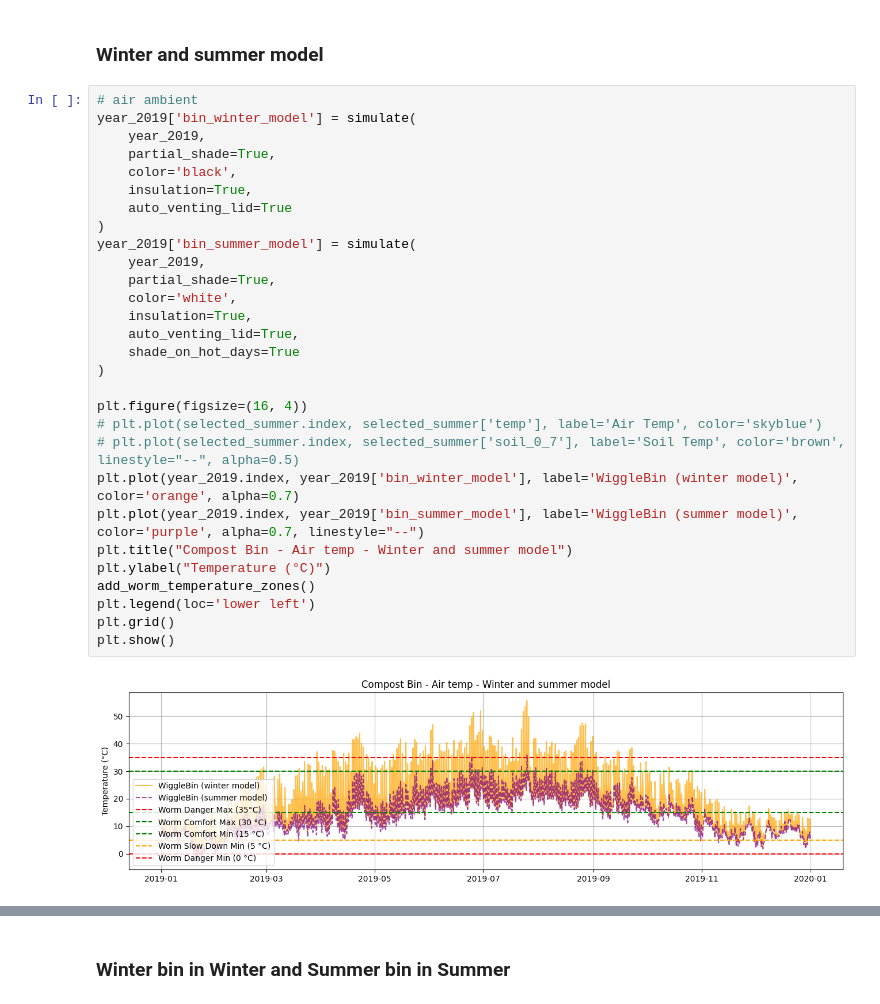
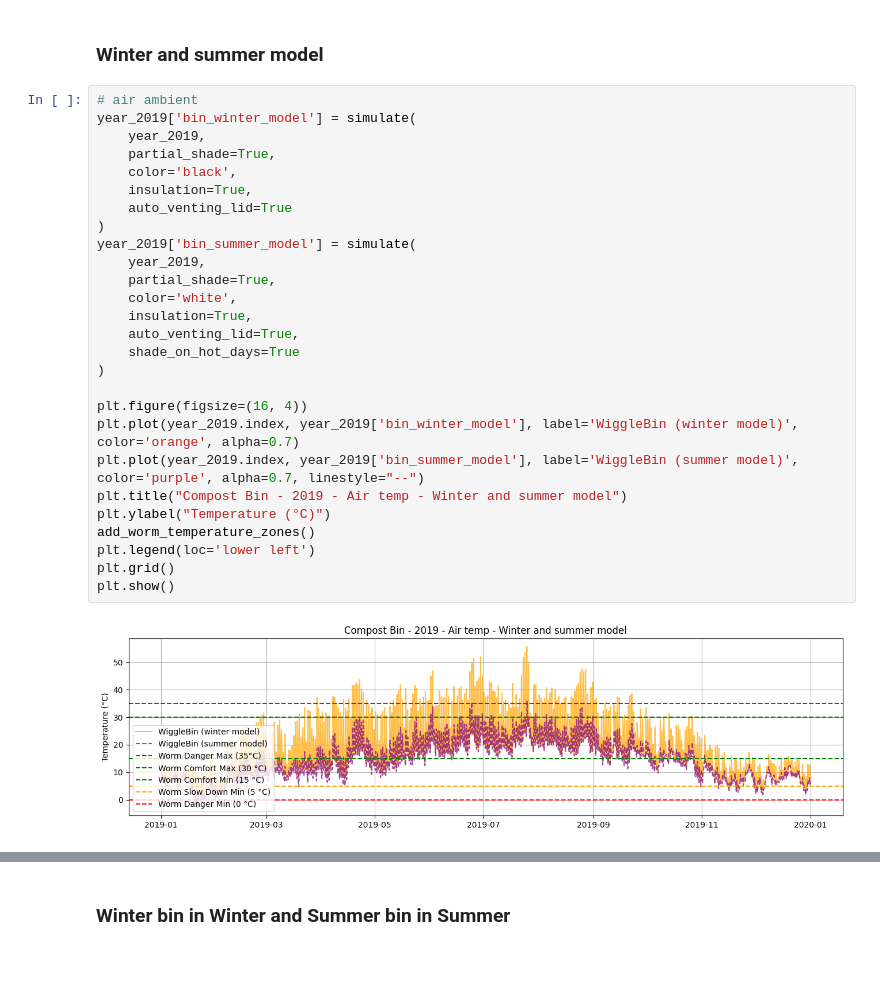
Before and after one commit to wiggle-bin/wiggle-research, a Jupyter notebook: wiggle-bin-year-analysis.ipynb, the cells around one changed output, grey strips where cells are left out. Saved outputs shown, nothing was run; the diff lists cells and outputs as text; blank space fills up the shorter version.

```diff
--- a/wiggle-bin-year-analysis.ipynb
+++ b/wiggle-bin-year-analysis.ipynb
@@ -55,34 +57,32 @@ plt.show()
 # %%
 # air ambient
 year_2019['bin_winter_model'] = simulate(
     year_2019,
     partial_shade=True,
     color='black',
     insulation=True,
     auto_venting_lid=True
 )
 year_2019['bin_summer_model'] = simulate(
     year_2019,
     partial_shade=True,
     color='white',
     insulation=True,
     auto_venting_lid=True,
     shade_on_hot_days=True
 )
 
 plt.figure(figsize=(16, 4))
-# plt.plot(selected_summer.index, selected_summer['temp'], label='Air Temp', color='skyblue')
-# plt.plot(selected_summer.index, selected_summer['soil_0_7'], label='Soil Temp', color='brown', linestyle="--", alpha=0.5)
 plt.plot(year_2019.index, year_2019['bin_winter_model'], label='WiggleBin (winter model)', color='orange', alpha=0.7)
 plt.plot(year_2019.index, year_2019['bin_summer_model'], label='WiggleBin (summer model)', color='purple', alpha=0.7, linestyle="--")
-plt.title("Compost Bin - Air temp - Winter and summer model")
+plt.title("Compost Bin - 2019 - Air temp - Winter and summer model")
 plt.ylabel("Temperature (°C)")
 add_worm_temperature_zones()
 plt.legend(loc='lower left')
 plt.grid()
 plt.show()
 # %% [output]
-[figure, old version]
+[figure, new version]
 # %%
 # soil ambient
 year_2019['bin_winter_model_soil'] = simulate(
```
Also changed, not shown: parts of 5 cells of this notebook.
